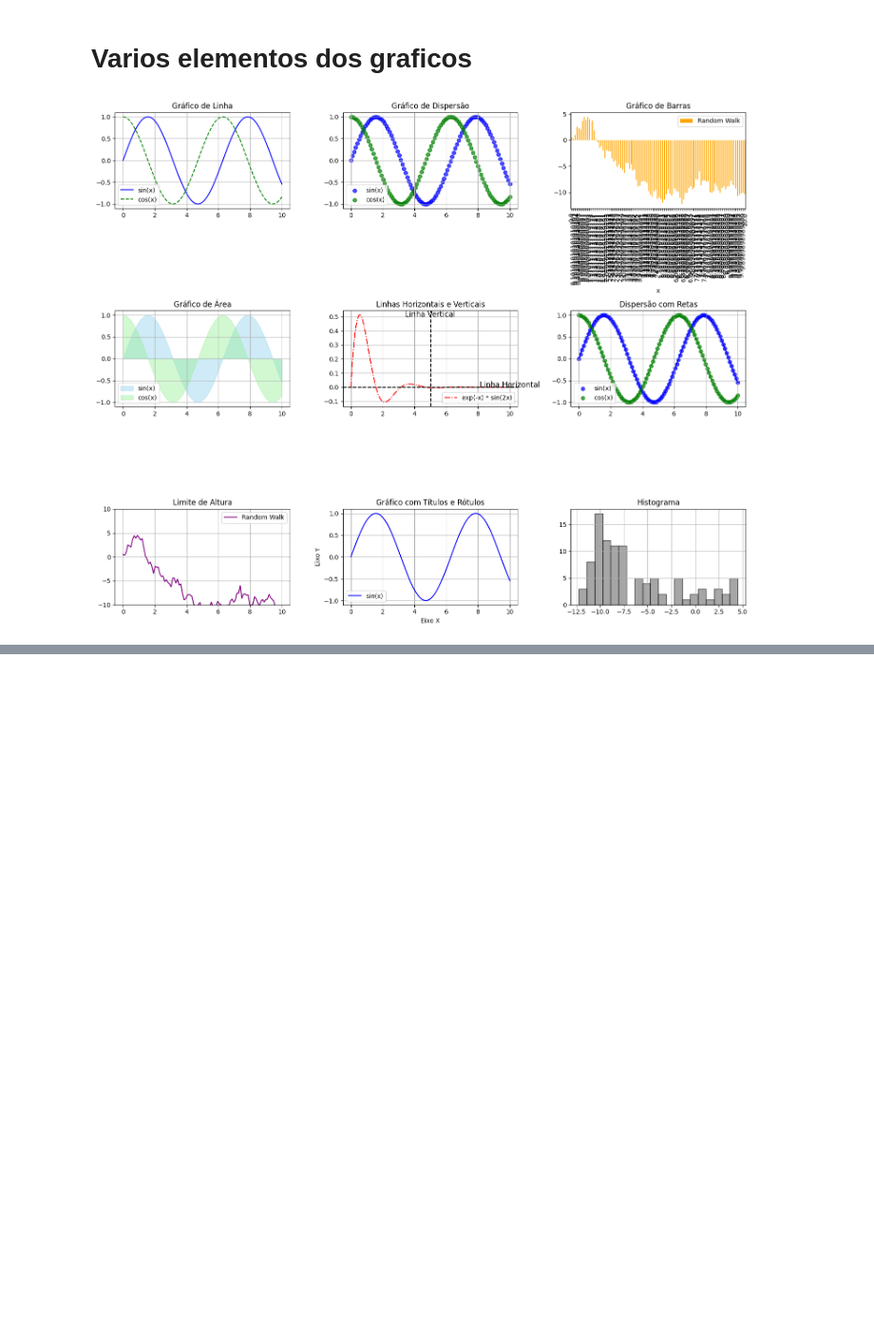
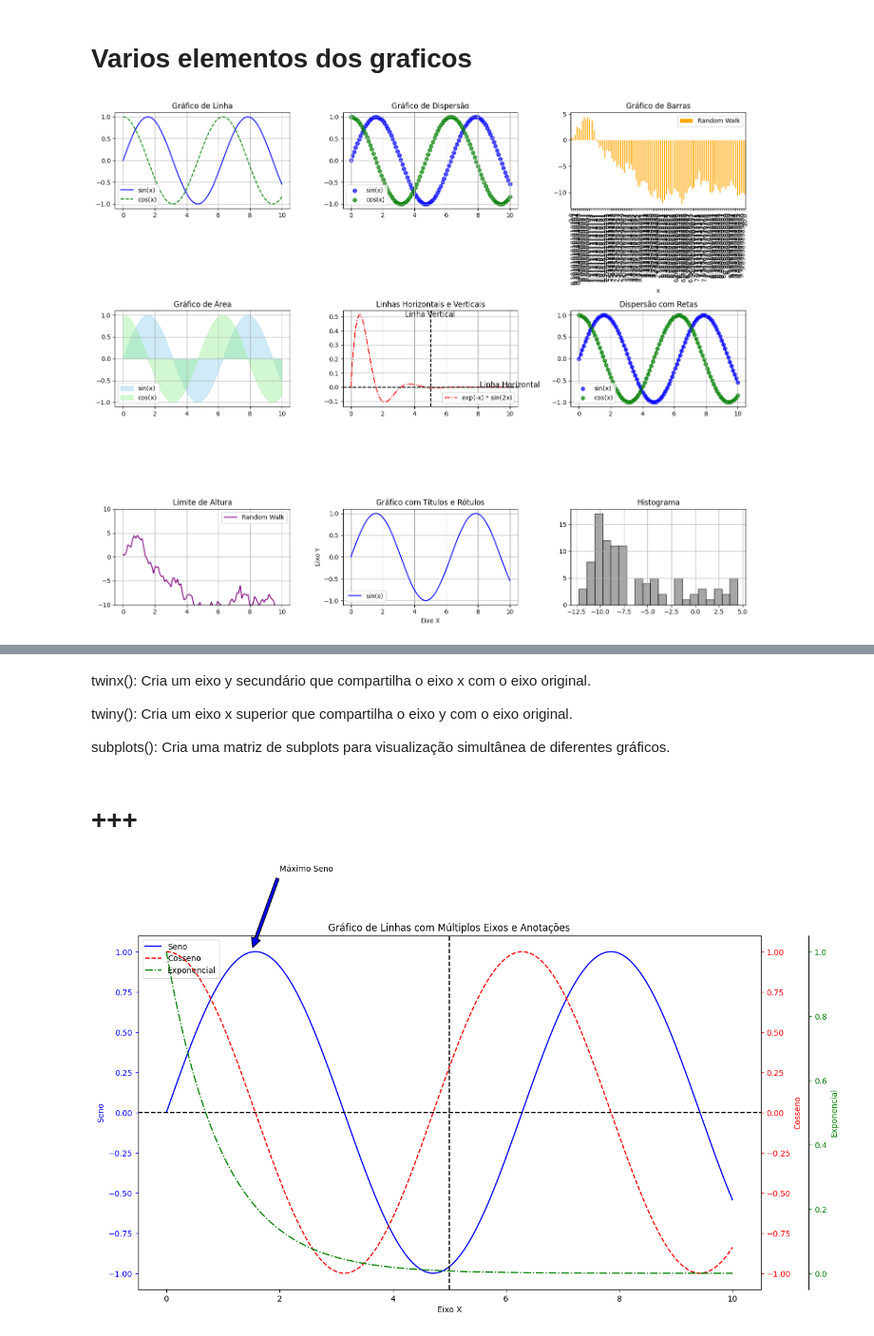
Before and after one commit to AnaMarcacini/CienciaDeDados, a Jupyter notebook: Sub/obs.ipynb, the cells around one changed output, grey strips where cells are left out. Shown at 95% size. Cells and saved outputs as stored; diff of their text form; code cells hidden in the pictures; blank space fills up the shorter version.

```diff
--- a/Sub/obs.ipynb
+++ b/Sub/obs.ipynb
@@ -2132,0 +2244,58 @@ plt.show()
+# %% [markdown]
+twinx(): Cria um eixo y secundário que compartilha o eixo x com o eixo original.
+
+twiny(): Cria um eixo x superior que compartilha o eixo y com o eixo original.
+
+subplots(): Cria uma matriz de subplots para visualização simultânea de diferentes gráficos.
+# %% [markdown]
+# +++
+# %%
+import numpy as np
+import matplotlib.pyplot as plt
+import seaborn as sns
+
+# Dados
+x = np.linspace(0, 10, 500)
+y1 = np.sin(x)
+y2 = np.cos(x)
+y3 = np.exp(-x)
+y4 = np.log(x + 1)
+
+fig, ax1 = plt.subplots(figsize=(14, 8))
+
+# Primeiro eixo y
+ax1.plot(x, y1, 'b-', label='Seno')
+ax1.set_xlabel('Eixo X')
+ax1.set_ylabel('Seno', color='b')
+ax1.tick_params('y', colors='b')
+
+# Segundo eixo y
+ax2 = ax1.twinx()
+ax2.plot(x, y2, 'r--', label='Cosseno')
+ax2.set_ylabel('Cosseno', color='r')
+ax2.tick_params('y', colors='r')
+
+# Terceiro eixo y
+ax3 = ax1.twinx()
+ax3.spines['right'].set_position(('outward', 60))
+ax3.plot(x, y3, 'g-.', label='Exponencial')
+ax3.set_ylabel('Exponencial', color='g')
+ax3.tick_params('y', colors='g')
+
+# Adicionar linhas horizontais e verticais
+ax1.axhline(0, color='black', linestyle='--')
+ax1.axvline(5, color='black', linestyle='--')
+
+# Adicionar anotações
+ax1.annotate('Máximo Seno', xy=(1.5, 1), xytext=(2, 1.5),
+             arrowprops=dict(facecolor='blue', shrink=0.05))
+
+# Adicionar legendas
+lines = [ax1.get_lines()[0], ax2.get_lines()[0], ax3.get_lines()[0]]
+labels = [line.get_label() for line in lines]
+ax1.legend(lines, labels, loc='upper left')
+
+plt.title('Gráfico de Linhas com Múltiplos Eixos e Anotações')
+plt.show()
+# %% [output]
+[figure, added]
```
Also changed, not shown: parts of 9 cells of this notebook, 16 other files.
